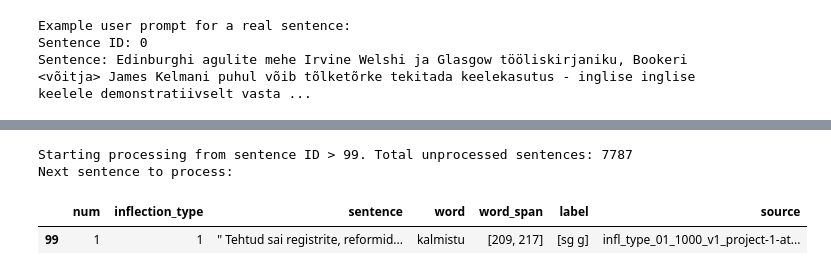
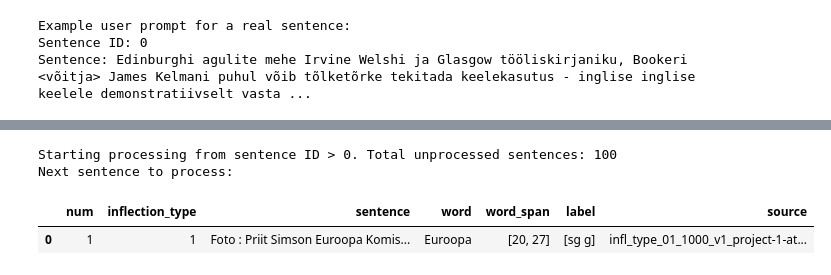
Before and after one commit to SanderSaska/EstNLTK_model_training, a Jupyter notebook: notebooks/LLM_API.ipynb, the cells around one changed output, grey strips where cells are left out. Cells and saved outputs as stored; diff of their text form; code cells hidden in the pictures.

Commit message:
Rewrote prompt and added more LLM samples

```diff
--- a/notebooks/LLM_API.ipynb
+++ b/notebooks/LLM_API.ipynb
@@ -139,7 +143,8 @@ response = client.models.generate_content(
         system_instruction=system_prompt,
         # temperature=0.3,
         top_p=0.9,
-        max_output_tokens=1000,
+        # top_k=40,
+        max_output_tokens=5000,
         response_mime_type="application/json",
     ),
 )
@@ -401,0 +431,11 @@ Sentence: Edinburghi agulite mehe Irvine Welshi ja Glasgow tööliskirjaniku, Bo
+# %%
+# Create a small sample of sentences from homonym_df for testing the batch processing and error handling
+# Extract n sentences from each inflection type (1, 16, 17, 19) to have a balanced test set
+sample_df = (
+    homonyms_df.groupby("inflection_type")
+    .apply(lambda group: group.sample(n=25, random_state=seed))
+    .reset_index(drop=True)
+)
+# Display inflection type distribution in the sample to verify balance
+print("Inflection type distribution in the sample:")
+print(sample_df["inflection_type"].value_counts())
@@ -402,31 +450,36 @@ Sentence: Edinburghi agulite mehe Irvine Welshi ja Glasgow tööliskirjaniku, Bo
 # %%
-output_file = OUTPUT_DIR / "genai_rewrites_sample.json"  # Output file for results
-max_rows = 1  # Change or remove this limit for larger runs
+max_rows = 100  # Change or remove this limit for larger runs
+output_file = (
+    OUTPUT_DIR / f"genai_rewrites_sample_{max_rows}.json"
+)  # Output file for results
 
 # gemini-3.1-flash-lite-preview has strict request limits, so we throttle and retry safely.
 config = {
     # Pacing configuration to avoid hitting rate limits
     "base_delay_seconds": 4.0,
     "jitter_seconds": 1.0,
     # Retry configuration for transient failures
     "max_attempts": 5,
     "initial_backoff_seconds": 2.0,
     "max_backoff_seconds": 60.0,
 }
 
 # Start from the next unprocessed sentence based on the output file contents
 latest_id = get_latest_processed_id(output_file)
-unprocessed_df = homonyms_df[homonyms_df.index > latest_id]
+unprocessed_df = sample_df[sample_df.index > latest_id]
 print(
     f"Starting processing from sentence ID > {latest_id + 1}. Total unprocessed sentences: {len(unprocessed_df)}"
 )
-print("Next sentence to process:")
-display(unprocessed_df.head(1))
+if len(unprocessed_df) == 0:
+    print("No unprocessed sentences found. All done!")
+else:
+    print("Next sentence to process:")
+    display(unprocessed_df.head(1))
 # %% [output]
-Starting processing from sentence ID > 99. Total unprocessed sentences: 7787
+Starting processing from sentence ID > 0. Total unprocessed sentences: 100
 Next sentence to process:
 |  | num | inflection_type | sentence | word | word_span | label | source |
-| 99 | 1 | 1 | " Tehtud sai registrite, reformid... | kalmistu | [209, 217] | [sg g] | infl_type_01_1000_v1_project-1-at... |
+| 0 | 1 | 1 | Foto : Priit Simson Euroopa Komis... | Euroopa | [20, 27] | [sg g] | infl_type_01_1000_v1_project-1-at... |
 # %%
 # Batch rewrite loop: call Gen AI and append each result to a JSON file
 processed = 0
```
Also changed, not shown: parts of 10 cells of this notebook, 5 other files.
